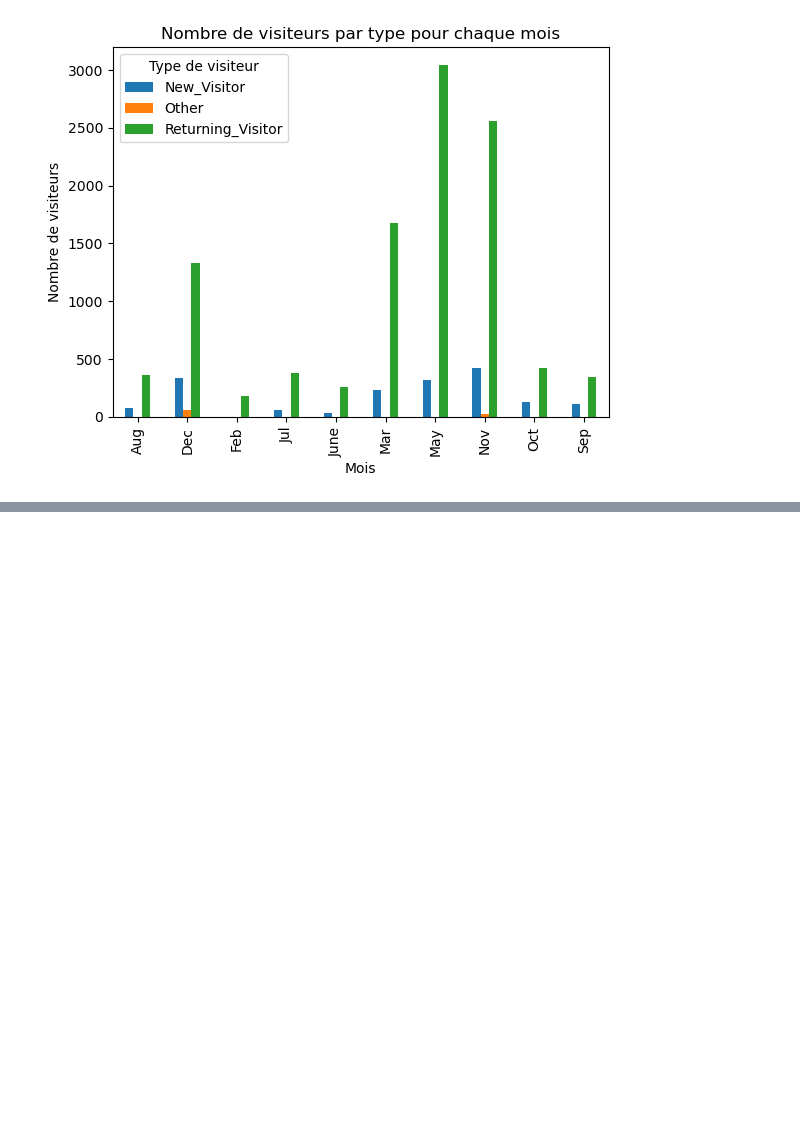
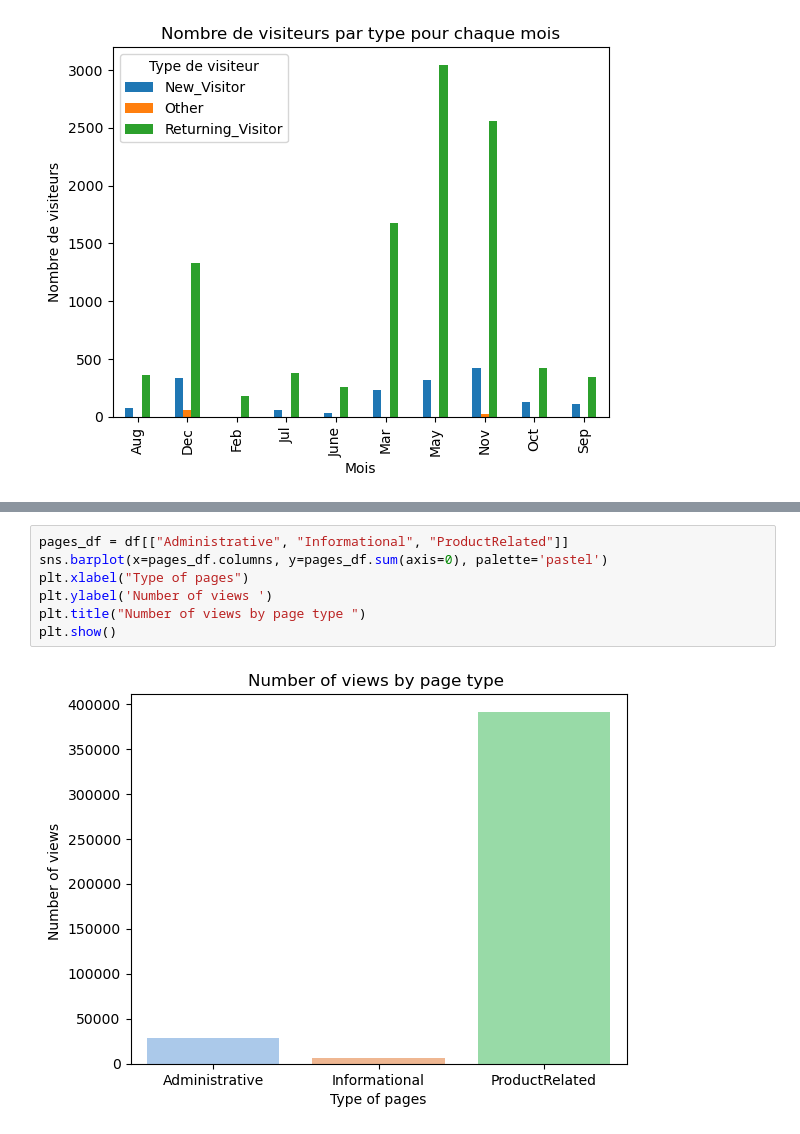
Before and after one commit to Redflyo/DataAnalysisProject, a Jupyter notebook: PROJET_PYTHON__Brouillon1.ipynb, the cells around one changed output, grey strips where cells are left out. Cells and saved outputs as stored; diff of their text form; blank space fills up the shorter version.

```diff
--- a/PROJET_PYTHON__Brouillon1.ipynb
+++ b/PROJET_PYTHON__Brouillon1.ipynb
@@ -108,0 +208,9 @@ plt.show()
+# %%
+pages_df = df[["Administrative", "Informational", "ProductRelated"]]
+sns.barplot(x=pages_df.columns, y=pages_df.sum(axis=0), palette='pastel')
+plt.xlabel("Type of pages")
+plt.ylabel('Number of views ')
+plt.title("Number of views by page type ")
+plt.show()
+# %% [output]
+[figure, added]
```
Also changed, not shown: parts of 23 cells of this notebook, 1 other file.
